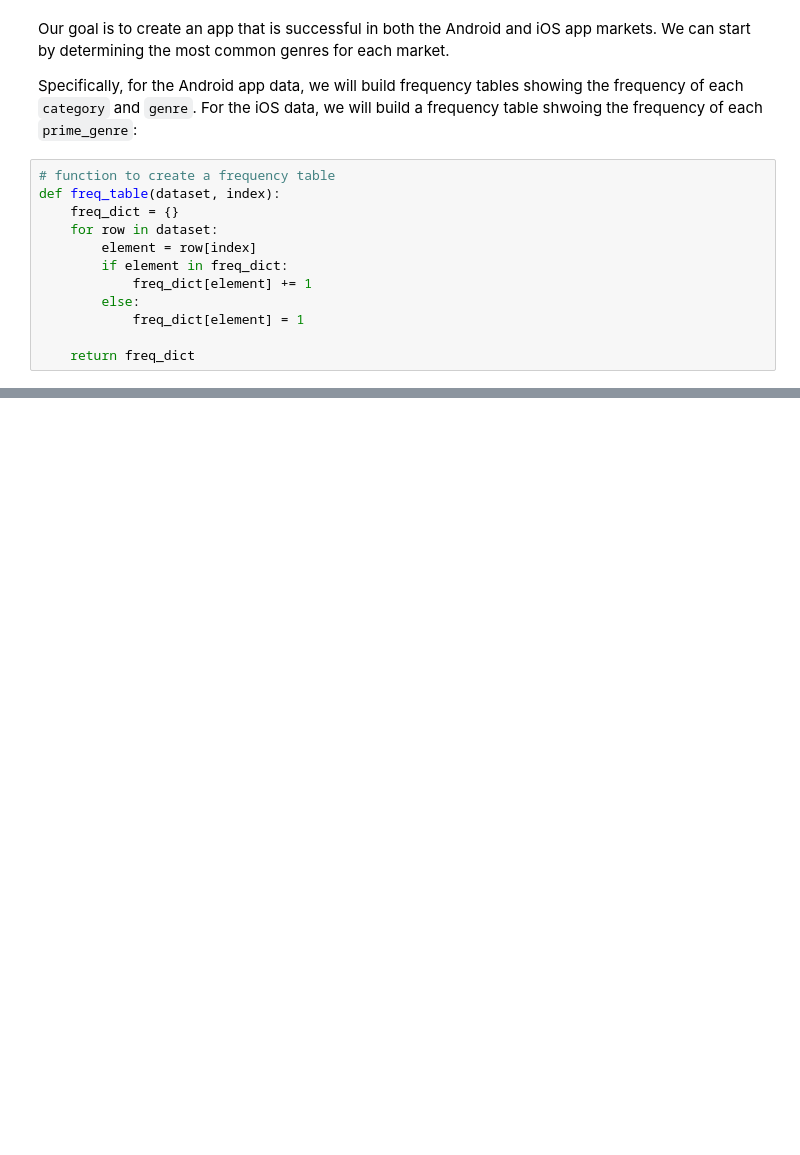
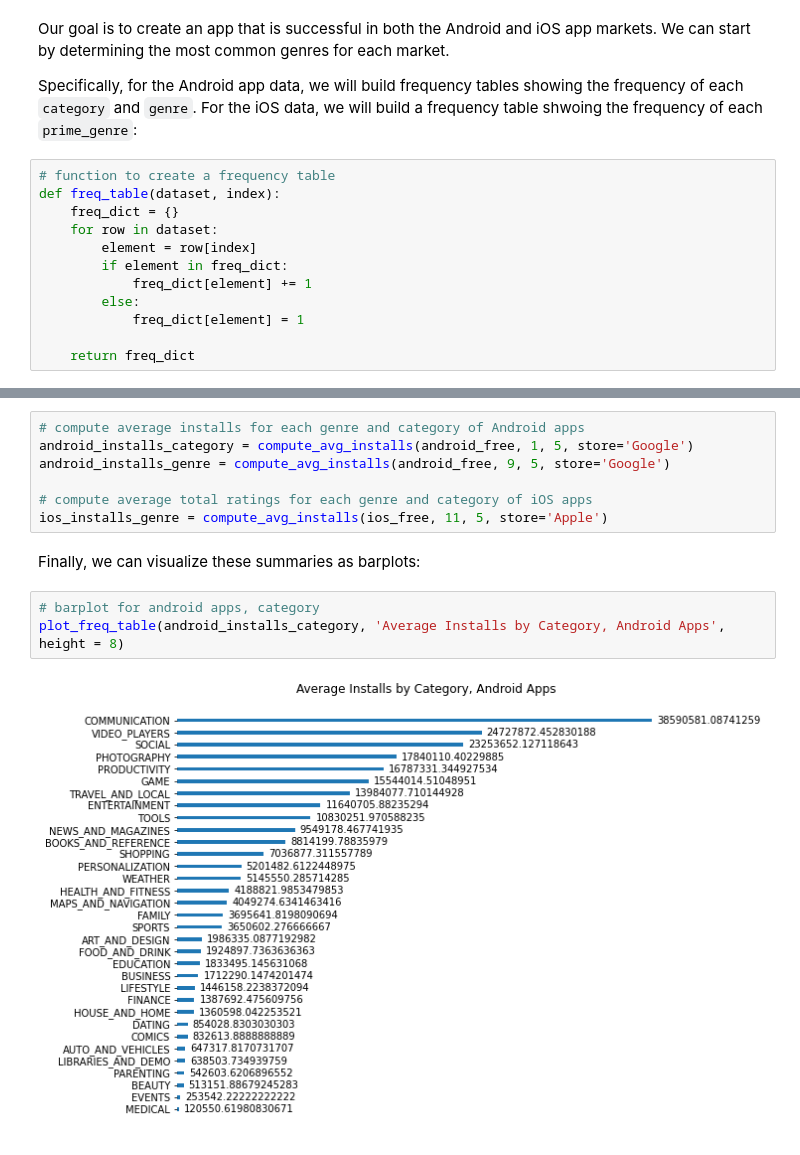
Before and after one commit to shelbybachman/app-ratings, a Jupyter notebook: app-ratings.ipynb, the cells around one changed output, grey strips where cells are left out. Cells and saved outputs as stored; diff of their text form; blank space fills up the shorter version.

```diff
--- a/app-ratings.ipynb
+++ b/app-ratings.ipynb
@@ -312,0 +410,14 @@ print(ios_freq_genre)
+# %%
+# compute average installs for each genre and category of Android apps
+android_installs_category = compute_avg_installs(android_free, 1, 5, store='Google')
+android_installs_genre = compute_avg_installs(android_free, 9, 5, store='Google')
+
+# compute average total ratings for each genre and category of iOS apps
+ios_installs_genre = compute_avg_installs(ios_free, 11, 5, store='Apple')
+# %% [markdown]
+Finally, we can visualize these summaries as barplots:
+# %%
+# barplot for android apps, category
+plot_freq_table(android_installs_category, 'Average Installs by Category, Android Apps', height = 8)
+# %% [output]
+[figure, added]
```
Also changed, not shown: parts of 19 cells of this notebook.
